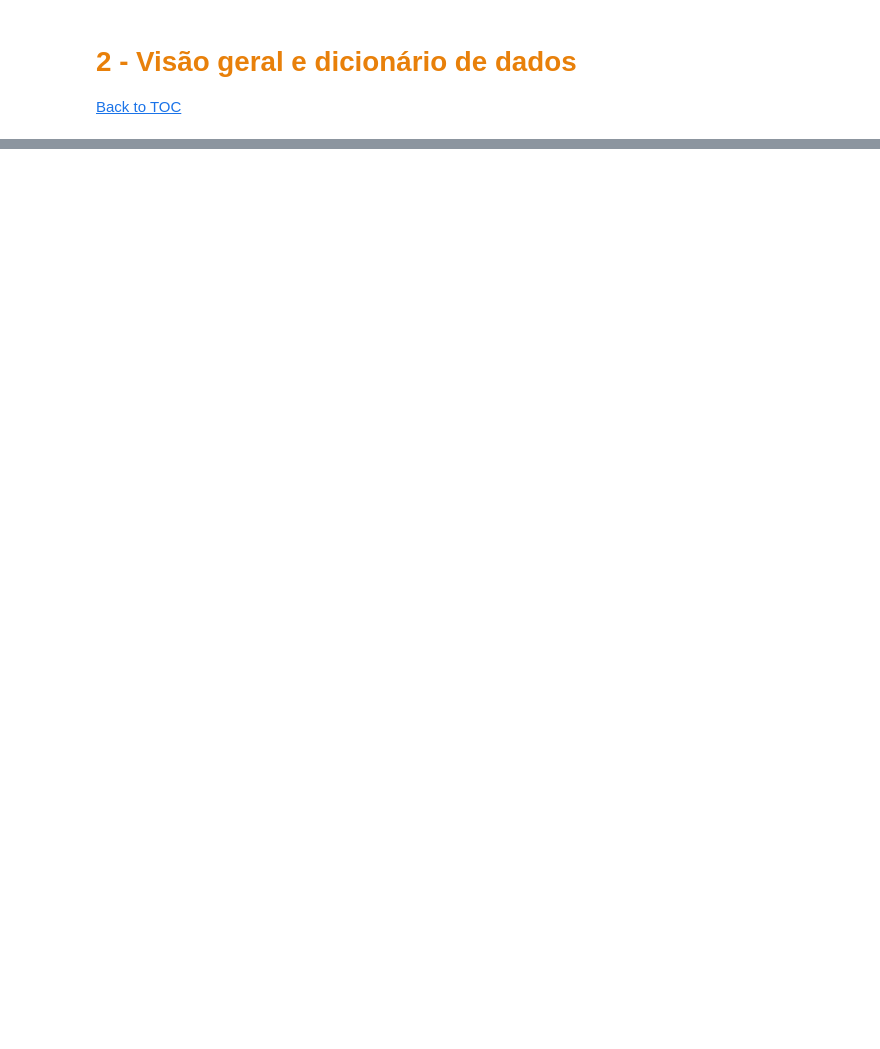
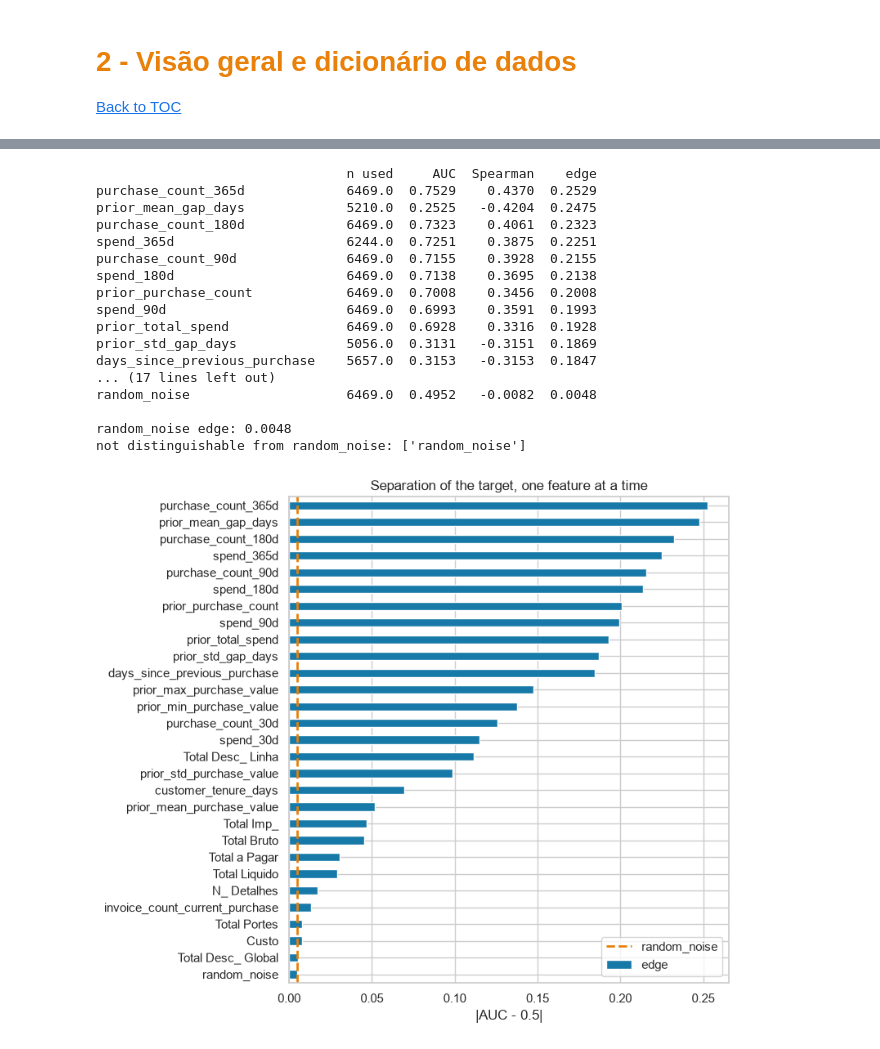
Before and after one commit to jonazzzzzzzz/ML_Project_G17, a Jupyter notebook: notebooks/NB_1_data_exploration.ipynb, the cells around one changed output, grey strips where cells are left out. Saved outputs shown, nothing was run; the diff lists cells and outputs as text; code cells hidden in the pictures; blank space fills up the shorter version.

```diff
--- a/notebooks/NB_1_data_exploration.ipynb
+++ b/notebooks/NB_1_data_exploration.ipynb
@@ -321,0 +767,49 @@ Havia mais verificações a fazer mas seriam imensas e estariamos a usar essas v
+# %%
+def single_feature_auc(frame, columns, y):
+    out = {}
+    for column in columns:
+        values = frame[column]
+        ok = values.notna()
+        if ok.sum() < 50 or y[ok].nunique() < 2:
+            continue
+        out[column] = {"n used": int(ok.sum()),
+                       "AUC": roc_auc_score(y[ok], values[ok]),
+                       "Spearman": spearmanr(values[ok], y[ok]).statistic}
+    return pd.DataFrame(out).T
+
+y = train_data[target]
+auc_table = single_feature_auc(train_view, numeric, y)
+auc_table["edge"] = (auc_table["AUC"] - 0.5).abs()
+auc_table = auc_table.sort_values("edge", ascending=False)
+noise_edge = auc_table.loc["random_noise", "edge"]
+print(auc_table.round(4).to_string())
+print(f"\nrandom_noise edge: {noise_edge:.4f}")
+print("not distinguishable from random_noise:",
+      list(auc_table.index[auc_table["edge"] <= noise_edge]))
+
+fig, ax = plt.subplots(figsize=(8, 7))
+auc_table["edge"].sort_values().plot(kind="barh", color=PLOT_BLUE, ax=ax)
+ax.axvline(noise_edge, color=PLOT_ORANGE, lw=2, ls="--", label="random_noise")
+ax.set(xlabel="|AUC - 0.5|", title="Separation of the target, one feature at a time")
+ax.legend()
+plt.tight_layout()
+plt.show()
+# %% [output]
+                                n used     AUC  Spearman    edge
+purchase_count_365d             6469.0  0.7529    0.4370  0.2529
+prior_mean_gap_days             5210.0  0.2525   -0.4204  0.2475
+purchase_count_180d             6469.0  0.7323    0.4061  0.2323
+spend_365d                      6244.0  0.7251    0.3875  0.2251
+purchase_count_90d              6469.0  0.7155    0.3928  0.2155
+spend_180d                      6469.0  0.7138    0.3695  0.2138
+prior_purchase_count            6469.0  0.7008    0.3456  0.2008
+spend_90d                       6469.0  0.6993    0.3591  0.1993
+prior_total_spend               6469.0  0.6928    0.3316  0.1928
+prior_std_gap_days              5056.0  0.3131   -0.3151  0.1869
+days_since_previous_purchase    5657.0  0.3153   -0.3153  0.1847
+... (17 lines left out)
+random_noise                    6469.0  0.4952   -0.0082  0.0048
+
+random_noise edge: 0.0048
+not distinguishable from random_noise: ['random_noise']
+[figure, added]
```
Also changed, not shown: parts of 128 cells of this notebook.
